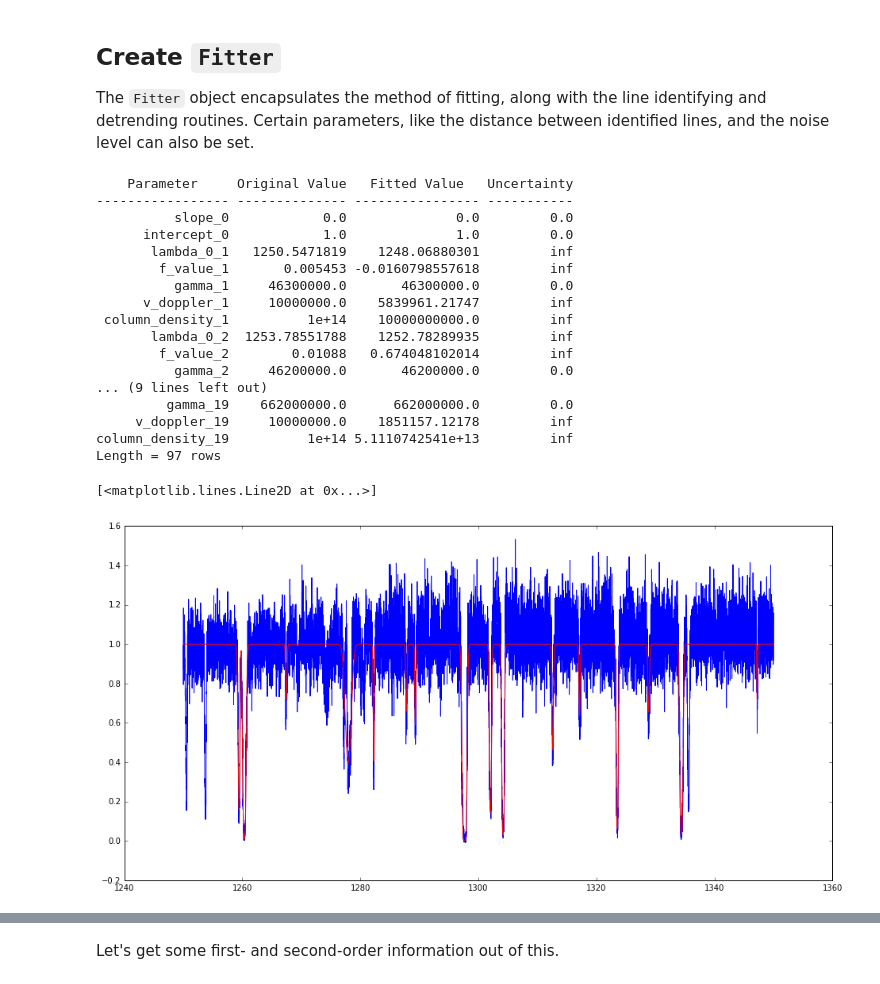
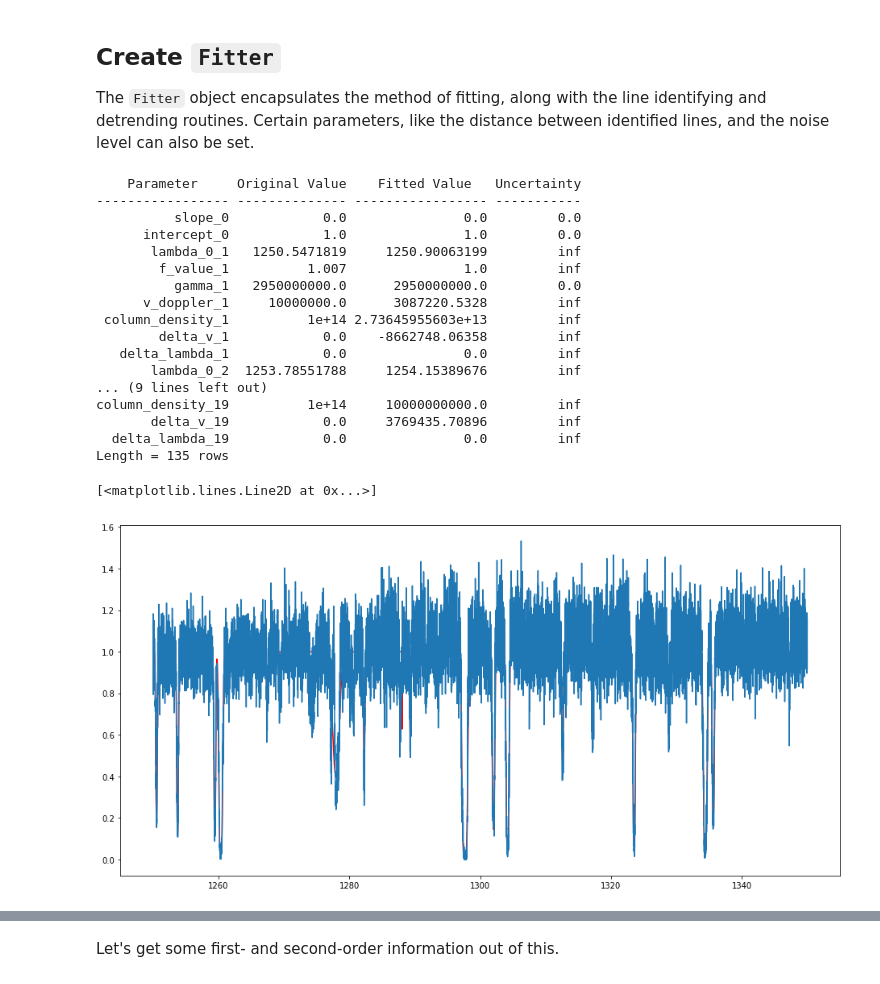
Before and after one commit to MISTY-pipeline/spectacle, a Jupyter notebook: notebooks/Fitting.ipynb, the cells around one changed output, grey strips where cells are left out. Cells and saved outputs as stored; diff of their text form; code cells hidden in the pictures.

```diff
--- a/notebooks/Fitting.ipynb
+++ b/notebooks/Fitting.ipynb
@@ -52,29 +52,25 @@ The `Fitter` object encapsulates the method of fitting, along with the line iden
 # %%
 # Create a fitter. The default fitting routine is a LevMarLSQ.
 fitter = LevMarFitter(noise=2.75)
 result_spectrum = fitter(spectrum)
 print(fitter.fit_info)
-
-# Plot the fitted spectrum with the original
-plt.errorbar(spectrum.dispersion, spectrum.flux)
-plt.plot(result_spectrum.dispersion, result_spectrum.flux, color='red')
 # %% [output]
-    Parameter     Original Value   Fitted Value   Uncertainty
------------------ -------------- ---------------- -----------
-          slope_0            0.0              0.0         0.0
-      intercept_0            1.0              1.0         0.0
-       lambda_0_1   1250.5471819    1248.06880301         inf
-        f_value_1       0.005453 -0.0160798557618         inf
-          gamma_1     46300000.0       46300000.0         0.0
-      v_doppler_1     10000000.0    5839961.21747         inf
- column_density_1          1e+14    10000000000.0         inf
-       lambda_0_2  1253.78551788    1252.78289935         inf
-        f_value_2        0.01088   0.674048102014         inf
-          gamma_2     46200000.0       46200000.0         0.0
+    Parameter     Original Value    Fitted Value   Uncertainty
+----------------- -------------- ----------------- -----------
+          slope_0            0.0               0.0         0.0
+      intercept_0            1.0               1.0         0.0
+       lambda_0_1   1250.5471819     1250.90063199         inf
+        f_value_1          1.007               1.0         inf
+          gamma_1   2950000000.0      2950000000.0         0.0
+      v_doppler_1     10000000.0      3087220.5328         inf
+ column_density_1          1e+14 2.73645955603e+13         inf
+        delta_v_1            0.0    -8662748.06358         inf
+   delta_lambda_1            0.0               0.0         inf
+       lambda_0_2  1253.78551788     1254.15389676         inf
 ... (9 lines left out)
-         gamma_19    662000000.0      662000000.0         0.0
-     v_doppler_19     10000000.0    1851157.12178         inf
-column_density_19          1e+14 5.1110742541e+13         inf
-Length = 97 rows
+column_density_19          1e+14     10000000000.0         inf
+       delta_v_19            0.0     3769435.70896         inf
+  delta_lambda_19            0.0               0.0         inf
+Length = 135 rows
 [<matplotlib.lines.Line2D at 0x...>]
-[figure, old version]
+[figure, new version]
```
Also changed, not shown: parts of 3 cells of this notebook, 14 other files.
